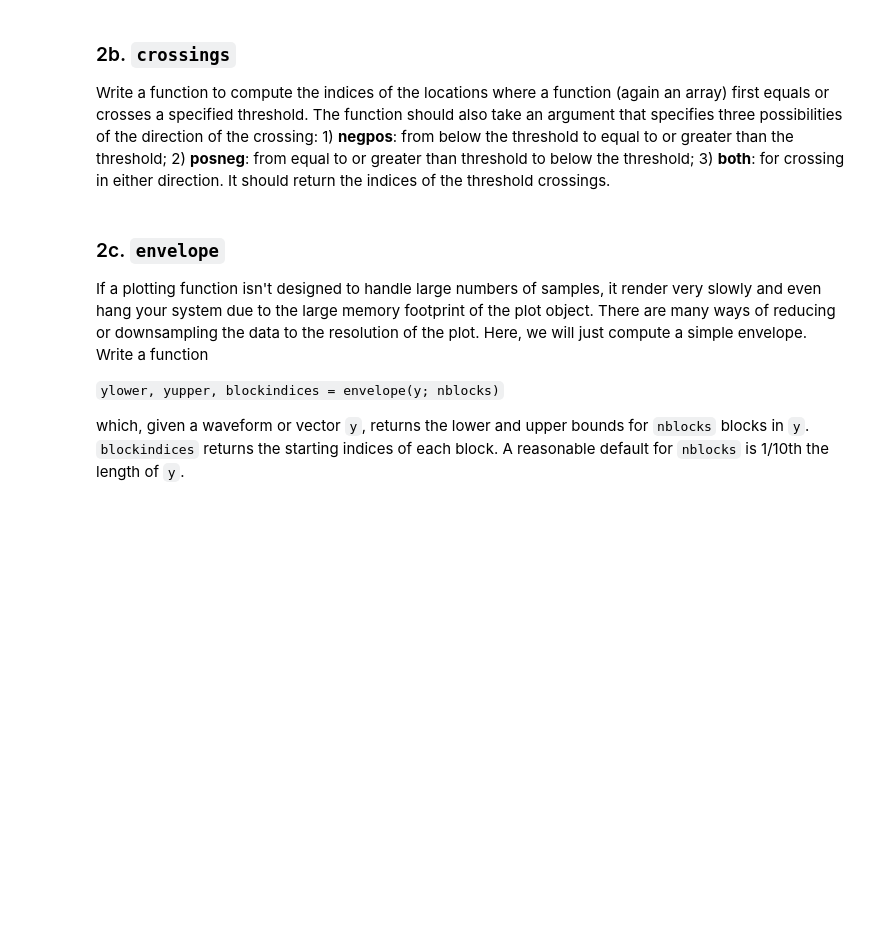
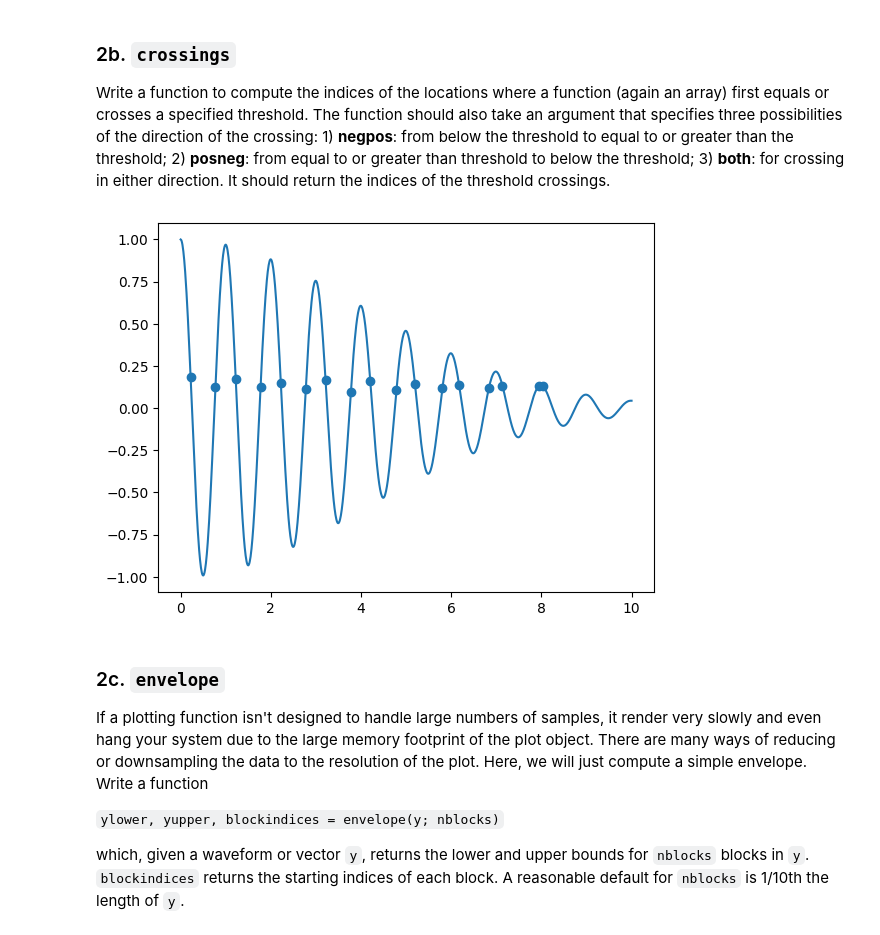
Before and after one commit to sakinkirti/CSDS364, a Jupyter notebook: A1b_sak207.ipynb, the cells around one changed output. Drawn from its saved outputs; the diff is of its cells as text; code cells hidden in the pictures; blank space fills up the shorter version.

```diff
--- a/A1b_sak207.ipynb
+++ b/A1b_sak207.ipynb
@@ -372,3 +437,21 @@ Write a function to compute the indices of the locations where a function (again
+# %%
+# use gabor function to test the crossings function
+T = np.linspace(0, 10, 1000)
+G = gabore(T, a=1.0, sigma=4, f=1)
+
+# find maxima
+cross = crossings(G, 0.13, "both")
+
+# filter gabor by maxima indeces
+T_cross = T[cross]
+G_cross = G[cross]
+
+# plot
+plt.plot(T, G)
+plt.scatter(T_cross, G_cross)
+plt.show()
+# %% [output]
+[figure, added]
 # %% [markdown]
 ### 2c. `envelope`
 
```
Also changed, not shown: parts of 6 cells of this notebook.
